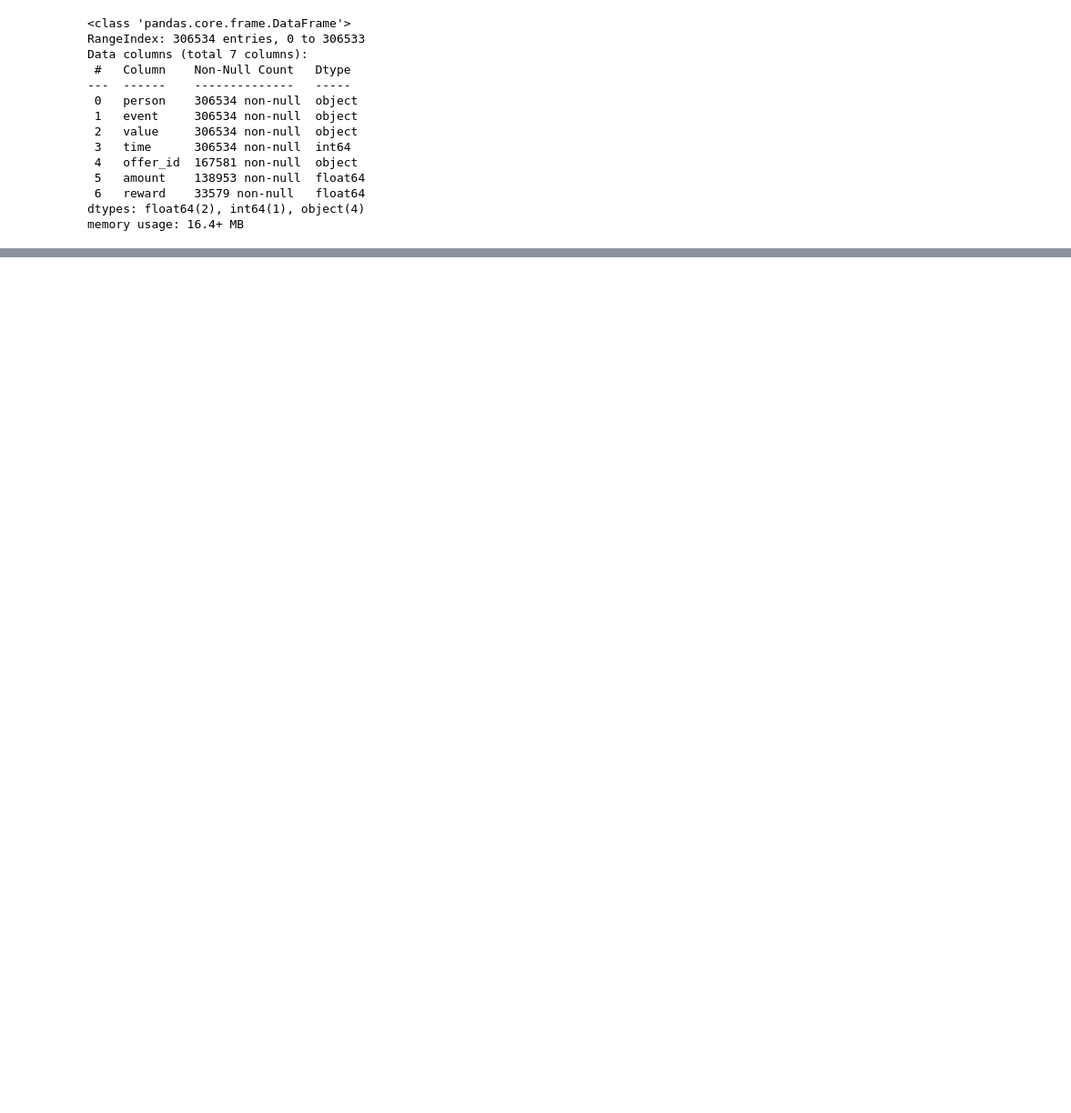
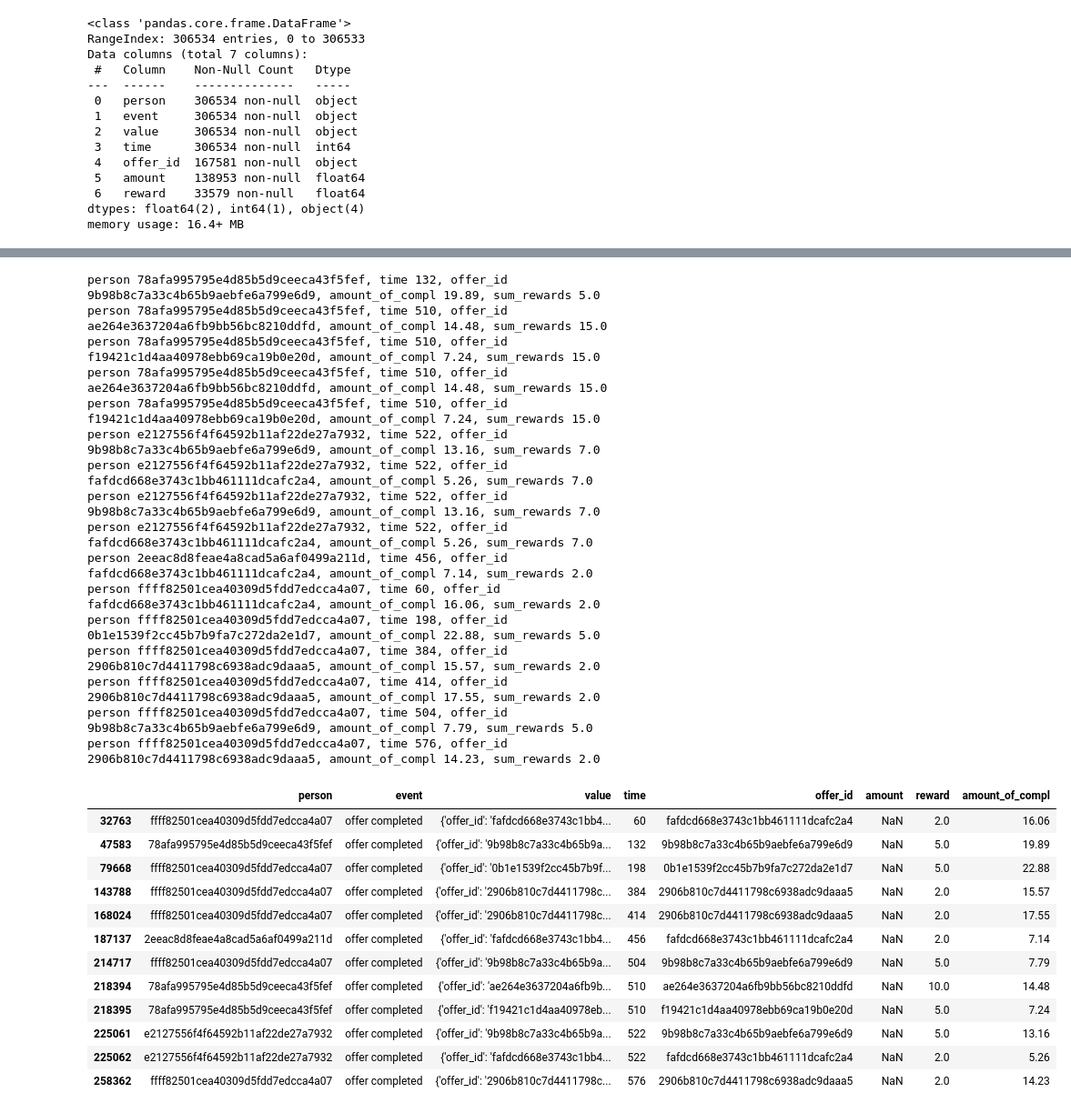
Before and after one commit to Oliver-Balb/Starbucks, a Jupyter notebook: Starbucks_Capstone_notebook.ipynb, the cells around one changed output, grey strips where cells are left out. Shown at 91% size. Cells and saved outputs as stored; diff of their text form; code cells hidden in the pictures; blank space fills up the shorter version.

```diff
--- a/Starbucks_Capstone_notebook.ipynb
+++ b/Starbucks_Capstone_notebook.ipynb
@@ -383,3 +381,6 @@ Data columns (total 7 columns):
  6   reward    33579 non-null   float64
 dtypes: float64(2), int64(1), object(4)
 memory usage: 16.4+ MB
+# %%
+# Get list of unique persons
+persons_unique = transcript_norm_test['person'].drop_duplicates()
@@ -385,0 +398,52 @@ memory usage: 16.4+ MB
+# %%
+# Process the 'event chain' person by person
+for person in persons_unique:
+    # Get all offers completed records in order to get their time value
+    transcript_norm_pers_of_test = transcript_norm_test[((transcript_norm_test['person'] == person) & (transcript_norm_test['event'] == 'offer completed'))]
+    for time in transcript_norm_pers_of_test['time']:
+        # Calculate the sum of all rewards of offers at that point in time:
+        sum_rewards = transcript_norm_pers_of_test[transcript_norm_pers_of_test['time'] == time]['reward'].values.sum()
+        for offer_id in transcript_norm_pers_of_test[transcript_norm_pers_of_test['time'] == time]['offer_id']:
+            # Use each time value to get the previous transaction record and amount
+            # As sometimes multiple offers are completed at the same time, split the transaction value according to the reward ratio of all completed offers at time *time*
+            amount_of_compl = round((transcript_norm_test[((transcript_norm_test['person'] == person) & (transcript_norm_test['event'] == 'transaction') &
+                                                    (transcript_norm_test['time'] == time))]['amount'].values.sum()) *
+                                    (transcript_norm_test[((transcript_norm_test['person'] == person) & (transcript_norm_test['event'] == 'offer completed') &
+                                                    (transcript_norm_test['time'] == time) & (transcript_norm_test['offer_id'] == offer_id))]['reward'].values.sum()) /
+                                    sum_rewards, 2)
+
+            # Write the (distributed) amount of completion to the offer completed record.
+            transcript_norm_test.loc[(transcript_norm_test['person'] == person) & (transcript_norm_test['event'] == 'offer completed') &
+                                     (transcript_norm_test['time'] == time) & (transcript_norm_test['offer_id'] == offer_id), 'amount_of_compl'] = amount_of_compl
+
+transcript_norm_test[transcript_norm_test['event'] == 'offer completed']
+# %% [output]
+person 78afa995795e4d85b5d9ceeca43f5fef, time 132, offer_id 9b98b8c7a33c4b65b9aebfe6a799e6d9, amount_of_compl 19.89, sum_rewards 5.0
+person 78afa995795e4d85b5d9ceeca43f5fef, time 510, offer_id ae264e3637204a6fb9bb56bc8210ddfd, amount_of_compl 14.48, sum_rewards 15.0
+person 78afa995795e4d85b5d9ceeca43f5fef, time 510, offer_id f19421c1d4aa40978ebb69ca19b0e20d, amount_of_compl 7.24, sum_rewards 15.0
+person 78afa995795e4d85b5d9ceeca43f5fef, time 510, offer_id ae264e3637204a6fb9bb56bc8210ddfd, amount_of_compl 14.48, sum_rewards 15.0
+person 78afa995795e4d85b5d9ceeca43f5fef, time 510, offer_id f19421c1d4aa40978ebb69ca19b0e20d, amount_of_compl 7.24, sum_rewards 15.0
+person e2127556f4f64592b11af22de27a7932, time 522, offer_id 9b98b8c7a33c4b65b9aebfe6a799e6d9, amount_of_compl 13.16, sum_rewards 7.0
+person e2127556f4f64592b11af22de27a7932, time 522, offer_id fafdcd668e3743c1bb461111dcafc2a4, amount_of_compl 5.26, sum_rewards 7.0
+person e2127556f4f64592b11af22de27a7932, time 522, offer_id 9b98b8c7a33c4b65b9aebfe6a799e6d9, amount_of_compl 13.16, sum_rewards 7.0
+person e2127556f4f64592b11af22de27a7932, time 522, offer_id fafdcd668e3743c1bb461111dcafc2a4, amount_of_compl 5.26, sum_rewards 7.0
+person 2eeac8d8feae4a8cad5a6af0499a211d, time 456, offer_id fafdcd668e3743c1bb461111dcafc2a4, amount_of_compl 7.14, sum_rewards 2.0
+person ffff82501cea40309d5fdd7edcca4a07, time 60, offer_id fafdcd668e3743c1bb461111dcafc2a4, amount_of_compl 16.06, sum_rewards 2.0
+person ffff82501cea40309d5fdd7edcca4a07, time 198, offer_id 0b1e1539f2cc45b7b9fa7c272da2e1d7, amount_of_compl 22.88, sum_rewards 5.0
+person ffff82501cea40309d5fdd7edcca4a07, time 384, offer_id 2906b810c7d4411798c6938adc9daaa5, amount_of_compl 15.57, sum_rewards 2.0
+person ffff82501cea40309d5fdd7edcca4a07, time 414, offer_id 2906b810c7d4411798c6938adc9daaa5, amount_of_compl 17.55, sum_rewards 2.0
+person ffff82501cea40309d5fdd7edcca4a07, time 504, offer_id 9b98b8c7a33c4b65b9aebfe6a799e6d9, amount_of_compl 7.79, sum_rewards 5.0
+person ffff82501cea40309d5fdd7edcca4a07, time 576, offer_id 2906b810c7d4411798c6938adc9daaa5, amount_of_compl 14.23, sum_rewards 2.0
+|  | person | event | value | time | offer_id | amount | reward | amount_of_compl |
+| 32763 | ffff82501cea40309d5fdd7edcca4a07 | offer completed | {'offer_id': 'fafdcd668e3743c1bb4... | 60 | fafdcd668e3743c1bb461111dcafc2a4 | NaN | 2.0 | 16.06 |
+| 47583 | 78afa995795e4d85b5d9ceeca43f5fef | offer completed | {'offer_id': '9b98b8c7a33c4b65b9a... | 132 | 9b98b8c7a33c4b65b9aebfe6a799e6d9 | NaN | 5.0 | 19.89 |
+| 79668 | ffff82501cea40309d5fdd7edcca4a07 | offer completed | {'offer_id': '0b1e1539f2cc45b7b9f... | 198 | 0b1e1539f2cc45b7b9fa7c272da2e1d7 | NaN | 5.0 | 22.88 |
+| 143788 | ffff82501cea40309d5fdd7edcca4a07 | offer completed | {'offer_id': '2906b810c7d4411798c... | 384 | 2906b810c7d4411798c6938adc9daaa5 | NaN | 2.0 | 15.57 |
+| 168024 | ffff82501cea40309d5fdd7edcca4a07 | offer completed | {'offer_id': '2906b810c7d4411798c... | 414 | 2906b810c7d4411798c6938adc9daaa5 | NaN | 2.0 | 17.55 |
+| 187137 | 2eeac8d8feae4a8cad5a6af0499a211d | offer completed | {'offer_id': 'fafdcd668e3743c1bb4... | 456 | fafdcd668e3743c1bb461111dcafc2a4 | NaN | 2.0 | 7.14 |
+| 214717 | ffff82501cea40309d5fdd7edcca4a07 | offer completed | {'offer_id': '9b98b8c7a33c4b65b9a... | 504 | 9b98b8c7a33c4b65b9aebfe6a799e6d9 | NaN | 5.0 | 7.79 |
+| 218394 | 78afa995795e4d85b5d9ceeca43f5fef | offer completed | {'offer_id': 'ae264e3637204a6fb9b... | 510 | ae264e3637204a6fb9bb56bc8210ddfd | NaN | 10.0 | 14.48 |
+| 218395 | 78afa995795e4d85b5d9ceeca43f5fef | offer completed | {'offer_id': 'f19421c1d4aa40978eb... | 510 | f19421c1d4aa40978ebb69ca19b0e20d | NaN | 5.0 | 7.24 |
+| 225061 | e2127556f4f64592b11af22de27a7932 | offer completed | {'offer_id': '9b98b8c7a33c4b65b9a... | 522 | 9b98b8c7a33c4b65b9aebfe6a799e6d9 | NaN | 5.0 | 13.16 |
+| 225062 | e2127556f4f64592b11af22de27a7932 | offer completed | {'offer_id': 'fafdcd668e3743c1bb4... | 522 | fafdcd668e3743c1bb461111dcafc2a4 | NaN | 2.0 | 5.26 |
+| 258362 | ffff82501cea40309d5fdd7edcca4a07 | offer completed | {'offer_id': '2906b810c7d4411798c... | 576 | 2906b810c7d4411798c6938adc9daaa5 | NaN | 2.0 | 14.23 |
```
Also changed, not shown: parts of 9 cells of this notebook, 4 other files.
